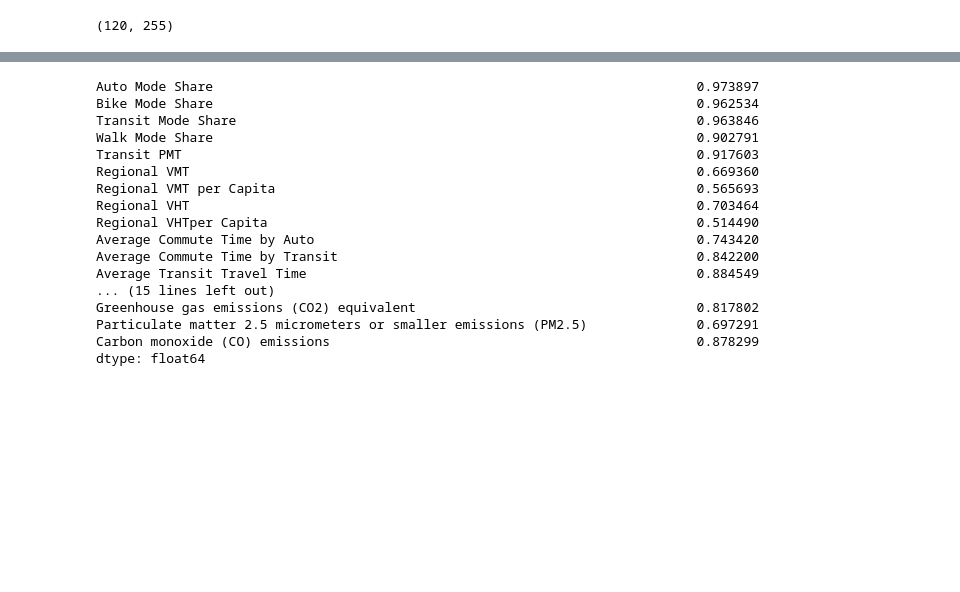
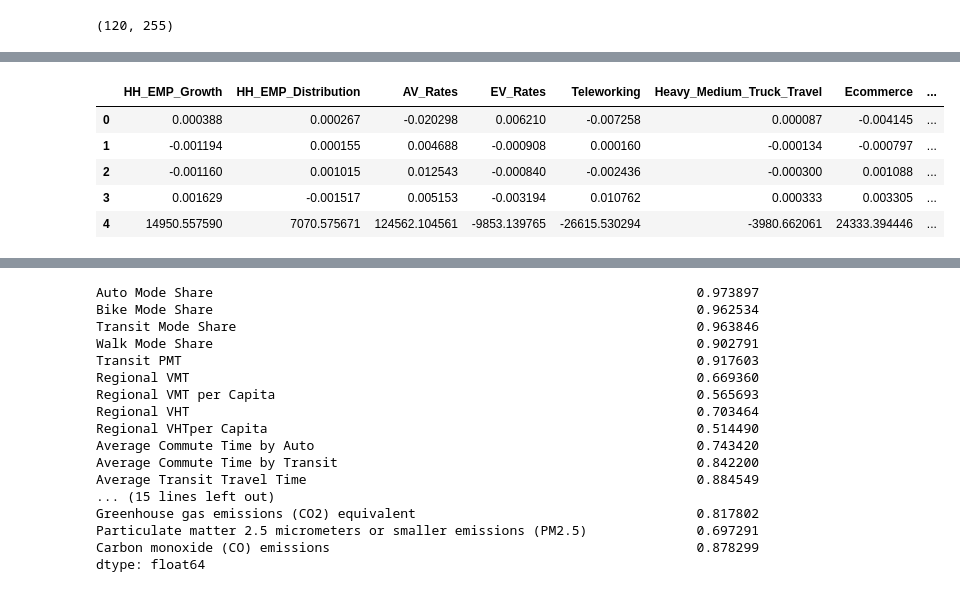
Before and after one commit to wsp-sag/client_pag_exploratory, a Jupyter notebook: notebooks/003_pag_core_model_runs_visualize.ipynb, the cells around one changed output, grey strips where cells are left out. Saved outputs shown, nothing was run; the diff lists cells and outputs as text; code cells hidden in the pictures; blank space fills up the shorter version.

```diff
--- a/notebooks/003_pag_core_model_runs_visualize.ipynb
+++ b/notebooks/003_pag_core_model_runs_visualize.ipynb
@@ -148,0 +74,11 @@ Wall time: 29.1 s
+# %%
+coeff_df = pd.DataFrame(mm.function.regression.estimators_[0].coef_, columns = column_names)
+coeff_df["measure"] = "coefficients"
+coeff_df.head()
+# %% [output]
+|  | HH_EMP_Growth | HH_EMP_Distribution | AV_Rates | EV_Rates | Teleworking | Heavy_Medium_Truck_Travel | Ecommerce | ... |
+| 0 | 0.000388 | 0.000267 | -0.020298 | 0.006210 | -0.007258 | 0.000087 | -0.004145 | ... |
+| 1 | -0.001194 | 0.000155 | 0.004688 | -0.000908 | 0.000160 | -0.000134 | -0.000797 | ... |
+| 2 | -0.001160 | 0.001015 | 0.012543 | -0.000840 | -0.002436 | -0.000300 | 0.001088 | ... |
+| 3 | 0.001629 | -0.001517 | 0.005153 | -0.003194 | 0.010762 | 0.000333 | 0.003305 | ... |
+| 4 | 14950.557590 | 7070.575671 | 124562.104561 | -9853.139765 | -26615.530294 | -3980.662061 | 24333.394446 | ... |
```
Also changed, not shown: parts of 30 cells of this notebook, 9 other files.
